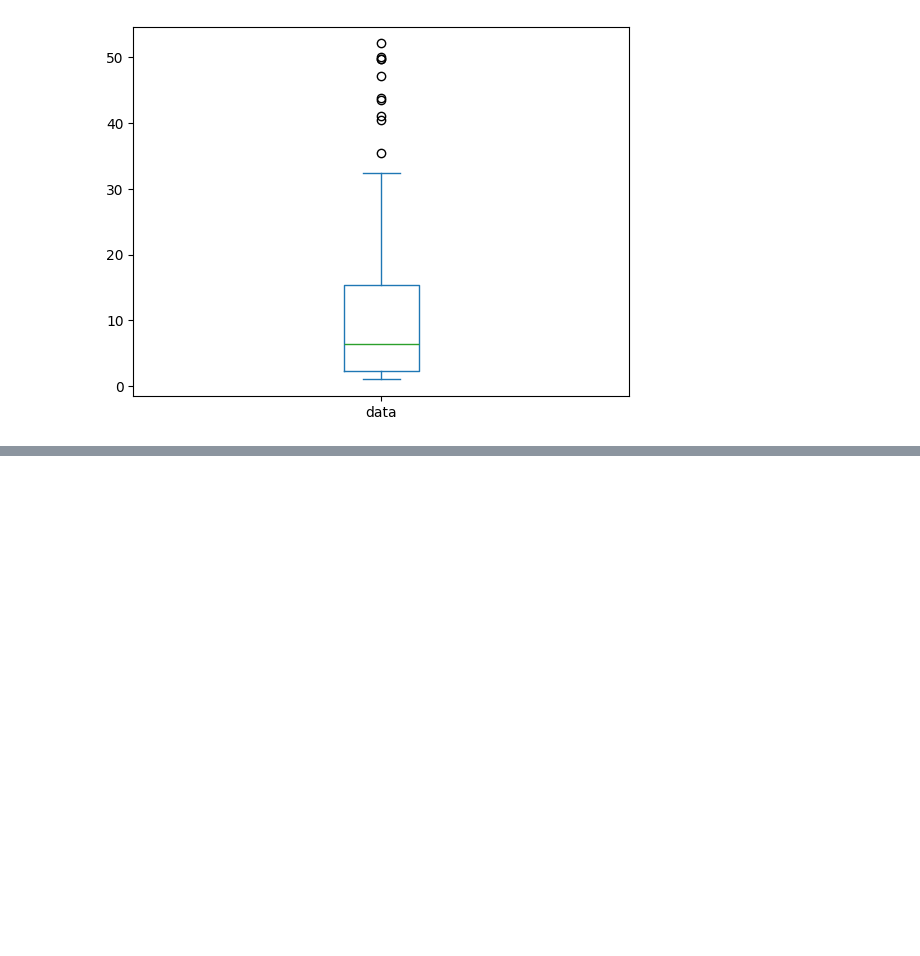
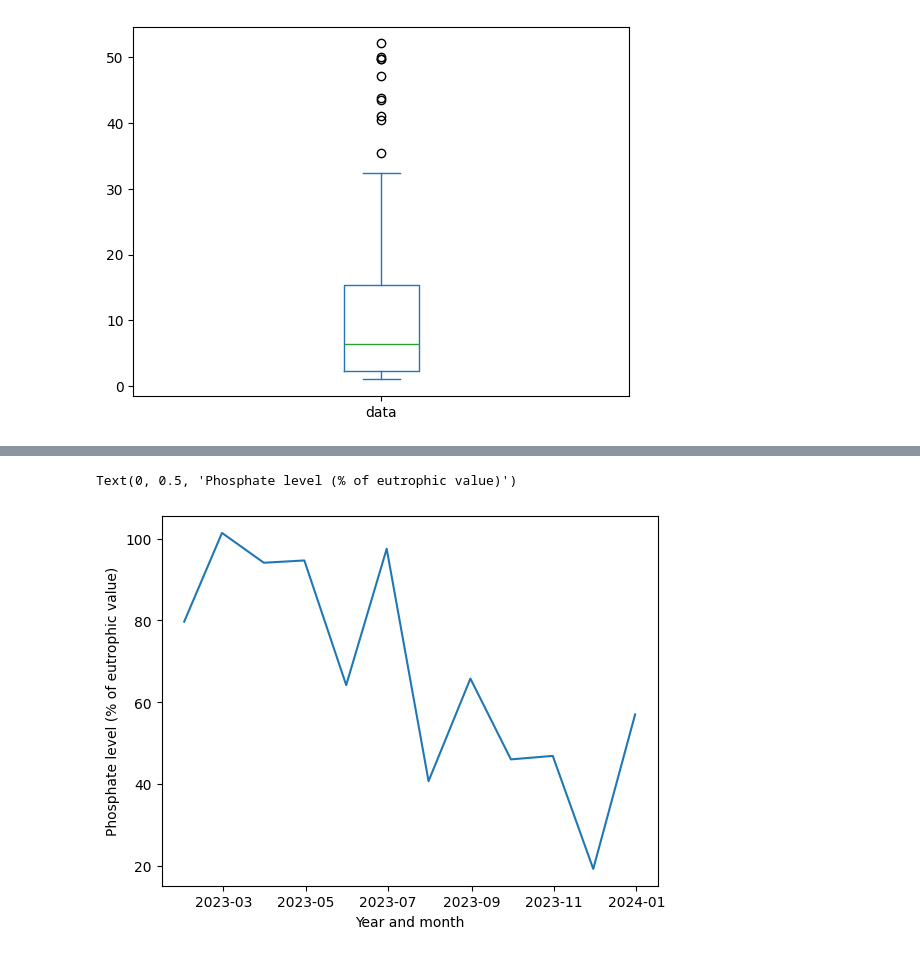
Before and after one commit to andre-bu-gitdev/O2_AI_for_Leaders_dx699, a Jupyter notebook: Milestone_4/Milestone4.ipynb, the cells around one changed output, grey strips where cells are left out. Cells and saved outputs as stored; diff of their text form; code cells hidden in the pictures; blank space fills up the shorter version.

```diff
--- a/Milestone_4/Milestone4.ipynb
+++ b/Milestone_4/Milestone4.ipynb
@@ -123,0 +167,12 @@ df.plot.box()
+# %%
+## generate second series
+np.random.seed(1)
+time_series_2 =  100 * (1 - (np.random.normal(size = numdates) / 8 + np.arange(numdates) / 16))
+datearray = pd.date_range(start='2023/01/01', end='2024/01/01', freq='M')
+## second line plot
+ax = sns.lineplot(x = datearray, y = time_series_2)
+ax.set_xlabel("Year and month")
+ax.set_ylabel("Phosphate level (% of eutrophic value)")
+# %% [output]
+Text(0, 0.5, 'Phosphate level (% of eutrophic value)')
+[figure, added]
```
Also changed, not shown: parts of 21 cells of this notebook.
